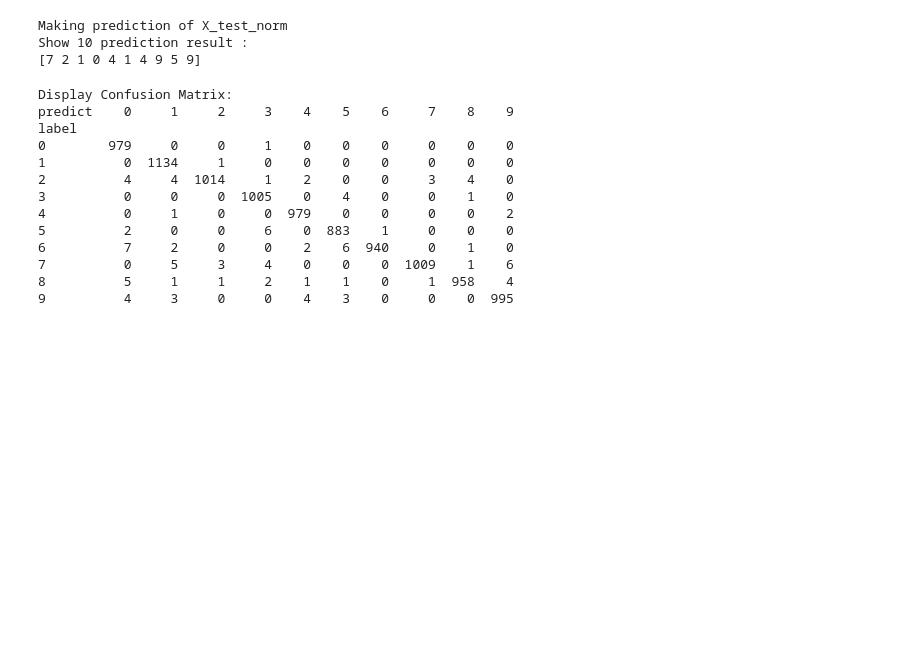
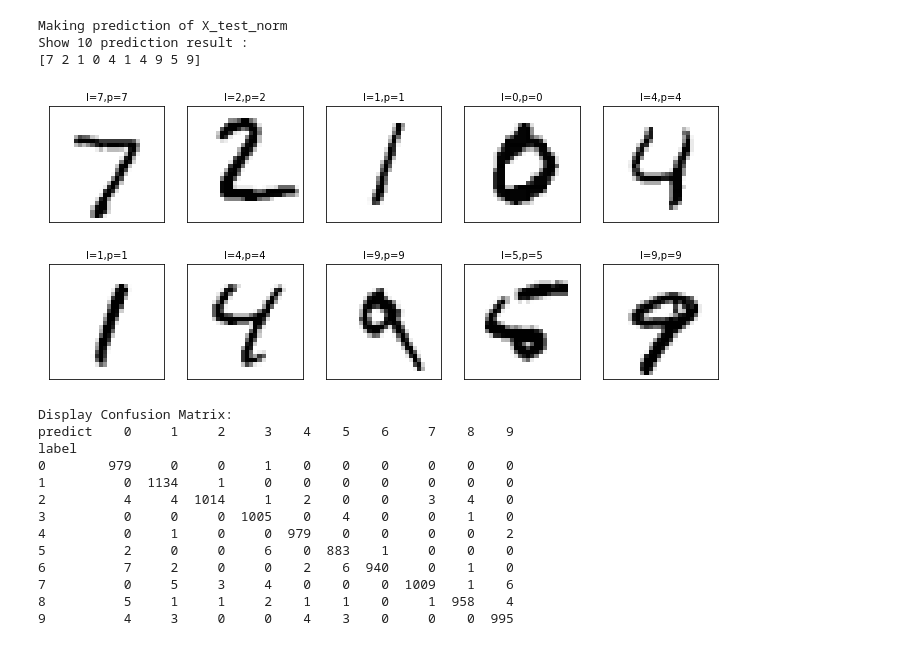
Before and after one commit to jojowither/machine_learning_course, a Jupyter notebook: HW3/Q3.2/MNIST/MNIST.ipynb, the cells around one changed output. Drawn from its saved outputs; the diff is of its cells as text; code cells hidden in the pictures; blank space fills up the shorter version.

```diff
--- a/HW3/Q3.2/MNIST/MNIST.ipynb
+++ b/HW3/Q3.2/MNIST/MNIST.ipynb
@@ -184,7 +184,9 @@ Making prediction of X_test_norm
 Show 10 prediction result :
 [7 2 1 0 4 1 4 9 5 9]
 # %%
-plot_images_labels_predict(X_test, Y_test, prediction, idx=10)
+plot_images_labels_predict(X_test, Y_test, prediction, 0)
+# %% [output]
+[figure, added]
 # %%
 import pandas as pd
 print("Display Confusion Matrix:")
```
